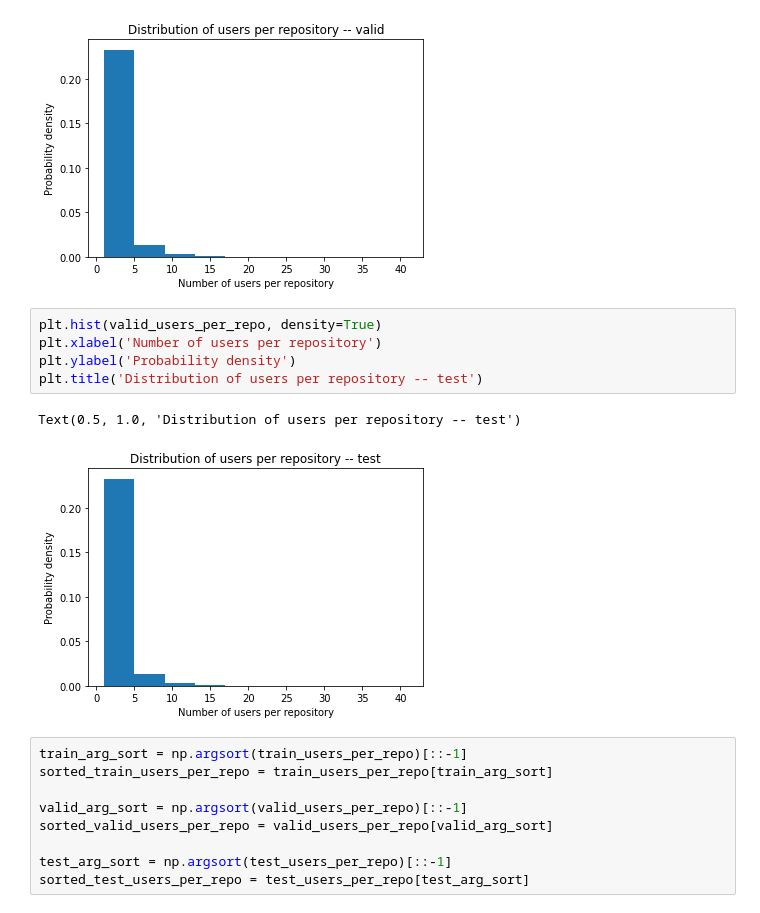
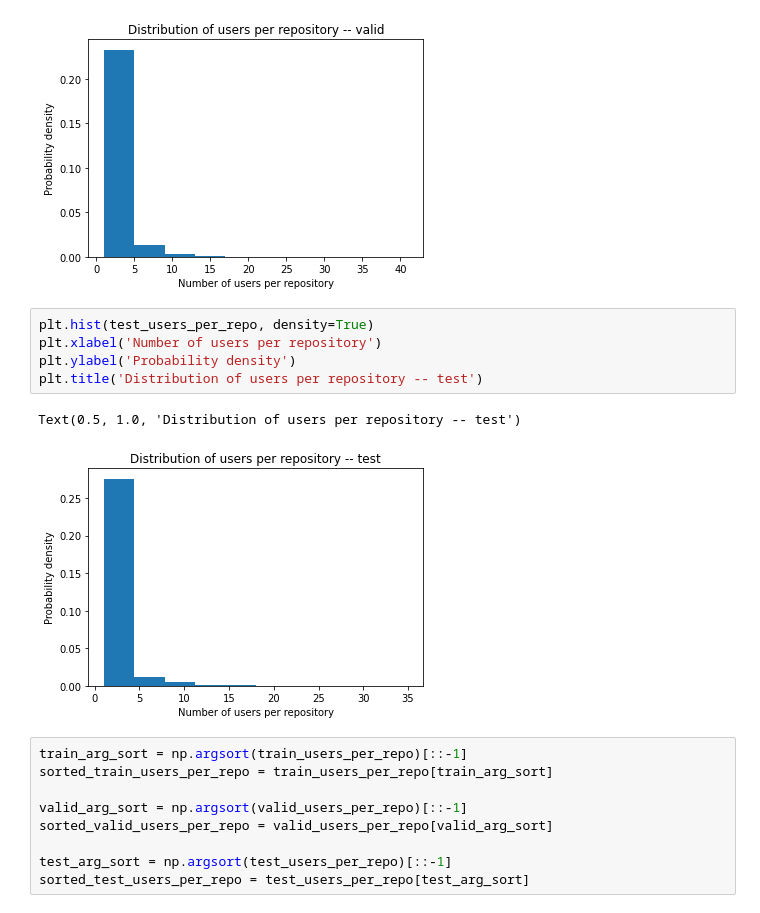
Before and after one commit to qinqin65/GitHub-Repo-RS, a Jupyter notebook: sub_knowledge_graphs_exploration.ipynb, the cells around one changed output. Drawn from its saved outputs; the diff is of its cells as text.

```diff
--- a/sub_knowledge_graphs_exploration.ipynb
+++ b/sub_knowledge_graphs_exploration.ipynb
@@ -140,13 +142,13 @@ plt.title('Distribution of users per repository -- valid')
 Text(0.5, 1.0, 'Distribution of users per repository -- valid')
 [figure]
 # %%
-plt.hist(valid_users_per_repo, density=True)
+plt.hist(test_users_per_repo, density=True)
 plt.xlabel('Number of users per repository')
 plt.ylabel('Probability density')
 plt.title('Distribution of users per repository -- test')
 # %% [output]
 Text(0.5, 1.0, 'Distribution of users per repository -- test')
-[figure, old version]
+[figure, new version]
 # %%
 train_arg_sort = np.argsort(train_users_per_repo)[::-1]
 sorted_train_users_per_repo = train_users_per_repo[train_arg_sort]
```
Also changed, not shown: parts of 1 cell of this notebook.
